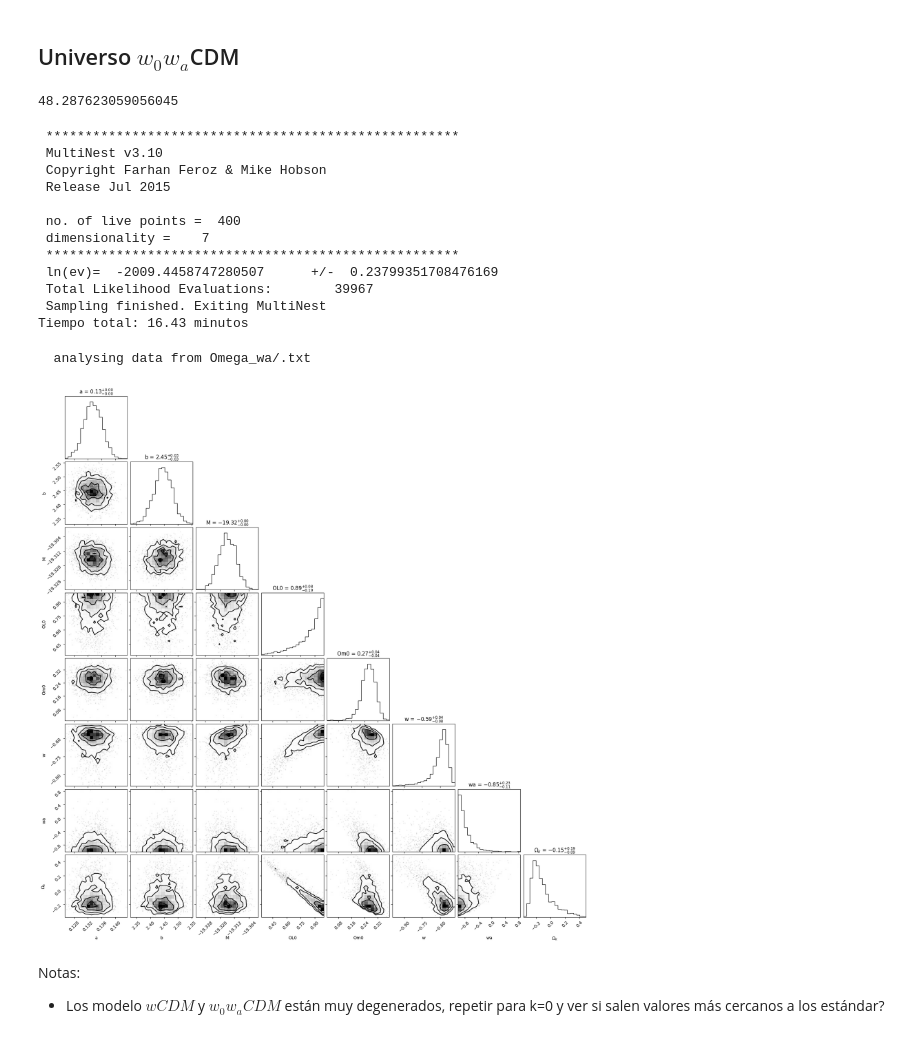
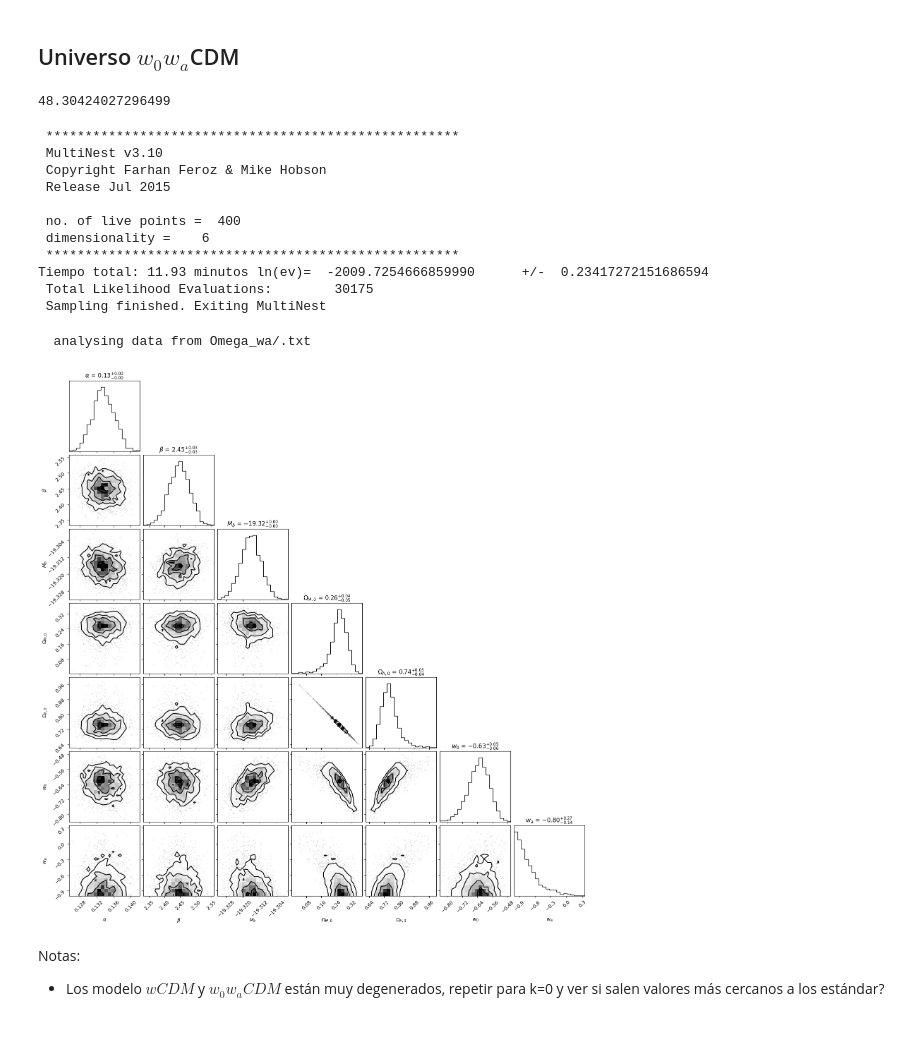
Before and after one commit to CosmoStats/ejercicios-jcim28, a Jupyter notebook: LabCosmo_PMN_Omegas.ipynb, the cells around one changed output. Saved outputs shown, nothing was run; the diff lists cells and outputs as text; code cells hidden in the pictures.

```diff
--- a/LabCosmo_PMN_Omegas.ipynb
+++ b/LabCosmo_PMN_Omegas.ipynb
@@ -310,8 +309,8 @@ def loglike_w(cube, ndim, nparams):
 
     return -chi2
 # %%
-def mu_datos(z, H_0, OL_0, Om_0, w_0):
-    cosmo = wCDM(H0 = H_0, Om0=Om_0, Ode0=OL_0, w0=w_0)
+def mu_datos(z, H_0, Om_0, w_0):
+    cosmo = wCDM(H0 = H_0, Om0=Om_0, Ode0=1 - Om_0, w0=w_0)
     dl = cosmo.luminosity_distance(z).value
     return 5*np.log10(dl*100000)
 
@@ -321,8 +320,8 @@ def prior(cube, ndim, nparams):
         high = bounds[i,1]
         cube[i] = low + (high-low)*cube[i]
 
-bounds = np.array([[-2., 2.],[-5., 5.],[-21., -15.], [0., 1.], [0., 1.], [-1., 1.]])
-mu_test = mu_datos(0.1, 0.7, 0.5, 0.3, -0.9)
+bounds = np.array([[-2., 2.],[-5., 5.],[-21., -15.], [0., 1.], [-1., 1.]])
+mu_test = mu_datos(0.1, 0.7, 0.3, -0.9)
 # %%
 mu_test
 # %% [output]
@@ -330,7 +329,7 @@ mu_test
 # %%
 os.makedirs("Omega_w", exist_ok=True)     ## Creamos una nueva carpeta para guardar los datos
 
-parameters = ["a", "b", "M", "OL0", "Om0", "w"]
+parameters = ["a", "b", "M", "Om0", "w"]
 ndim = len(parameters)
 
 
@@ -396,8 +392,8 @@ plt.show()
 # %% [markdown]
 ## Universo $w_0 w_a$CDM
 # %%
-def mu_datos(z, H_0, OL_0, Om_0, w_0, w_a):
-    cosmo = w0waCDM(H0=H_0, Om0=Om_0, Ode0=OL_0, w0=w_0, wa=w_a)
+def mu_datos(z, H_0, Om_0, w_0, w_a):
+    cosmo = w0waCDM(H0=H_0, Om0=Om_0, Ode0=1 - Om_0, w0=w_0, wa=w_a)
     dl = cosmo.luminosity_distance(z).value
     return 5*np.log10(dl*100000)
 
@@ -413,16 +409,15 @@ def loglike_wa(cube, ndim, nparams):
     alpha = cube[0]
     beta = cube[1]
     M = cube[2]
-    OL_0 = cube[3]
-    Om_0 = cube[4]
-    w_0 = cube[5]
-    w_a = cube[6]
+    Om_0 = cube[3]
+    w_0 = cube[4]
+    w_a = cube[5]
     #beta = 3.0
     #alpha = 0.14
 
     """t0 = time.time()"""
 
-    mu_i = mu_datos(z, H_0, OL_0, Om_0, w_0, w_a)
+    mu_i = mu_datos(z, H_0, Om_0, w_0, w_a)
 
     """t1 = time.time()"""
 
@@ -436,16 +431,16 @@ def loglike_wa(cube, ndim, nparams):
     return -chi2
 
 
-bounds = np.array([[-2., 2.],[-5., 5.],[-21., -15.], [0., 1.], [0., 1.], [-1., 1.], [-1., 1.]])
-mu_test = mu_datos(0.1, 0.7, 0.5, 0.3, -0.9, 0.2)
+bounds = np.array([[-2., 2.],[-5., 5.],[-21., -15.], [0., 1.], [-1., 1.], [-1., 1.]])
+mu_test = mu_datos(0.1, 0.7, 0.3, -0.9, 0.2)
 # %%
 mu_test
 # %% [output]
-48.287623059056045
+48.30424027296499
 # %%
 os.makedirs("Omega_wa", exist_ok=True)
 
-parameters = ["a", "b", "M", "OL0", "Om0", "w", "wa"]
+parameters = ["a", "b", "M", "Om0", "w", "wa"]
 ndim = len(parameters)
 
 
@@ -472,41 +467,39 @@ print(f"Tiempo total: {(fin - inicio)/60:.2f} minutos")
  Release Jul 2015
 
  no. of live points =  400
- dimensionality =    7
+ dimensionality =    6
  *****************************************************
- ln(ev)=  -2009.4458747280507      +/-  0.23799351708476169
- Total Likelihood Evaluations:        39967
+Tiempo total: 11.93 minutos ln(ev)=  -2009.7254666859990      +/-  0.23417272151686594
+ Total Likelihood Evaluations:        30175
  Sampling finished. Exiting MultiNest
-Tiempo total: 16.43 minutos
 # %%
 a = pymultinest.Analyzer(
     n_params=ndim,
     outputfiles_basename='Omega_wa/'
 )
 
 samples = a.get_equal_weighted_posterior()
 
 # Se paramos la cadena la última columna que es el ajuste chi2
 
 chains = samples[:, :-1]            ## samples[filas, columnas] -> samples[:,:-1] = toma
                                      # todas las filas, todas las columnas, excepto la útlima
-Omega_L = chains[:, -4]             ## toma la útlma cadena porque chains = ["a","b","M",OL"]
-Omega_M = chains[:, -3]
-Omega_k = 1- Omega_M - Omega_L
+Omega_M = chains[:, -3]             ## toma la útlma cadena porque chains = ["a","b","M",Om","w0","wa"]
+Omega_L = 1- Omega_M
 
-new_chains = np.column_stack((chains, Omega_k))
-new_labels = parameters + [r'$\Omega_k$']
+# agregarmos O_L
+new_chains = np.insert(chains, 4, Omega_L, axis=1)
 
 corner.corner(
     new_chains,
-    labels=new_labels, #[r"$\alpha$", r"$\beta$", "$M_b$", r"$\Omega_{\Lambda,0}$", r"$\Omega_{M,0}$", r"$w$"]
+    labels=[r"$\alpha$", r"$\beta$", "$M_b$", r"$\Omega_{M,0}$", r"$\Omega_{\Lambda,0}$", r"$w_0$", r"$w_a$"],
     show_titles=True
 )
 
 plt.show()
 # %% [output]
   analysing data from Omega_wa/.txt
-[figure, old version]
+[figure, new version]
 # %% [markdown]
 Notas:
 - Los modelo $wCDM$ y $w_0w_aCDM$ están muy degenerados, repetir para k=0 y ver si salen valores más cercanos a los estándar?
```
Also changed, not shown: parts of 7 cells of this notebook, 30 other files.
